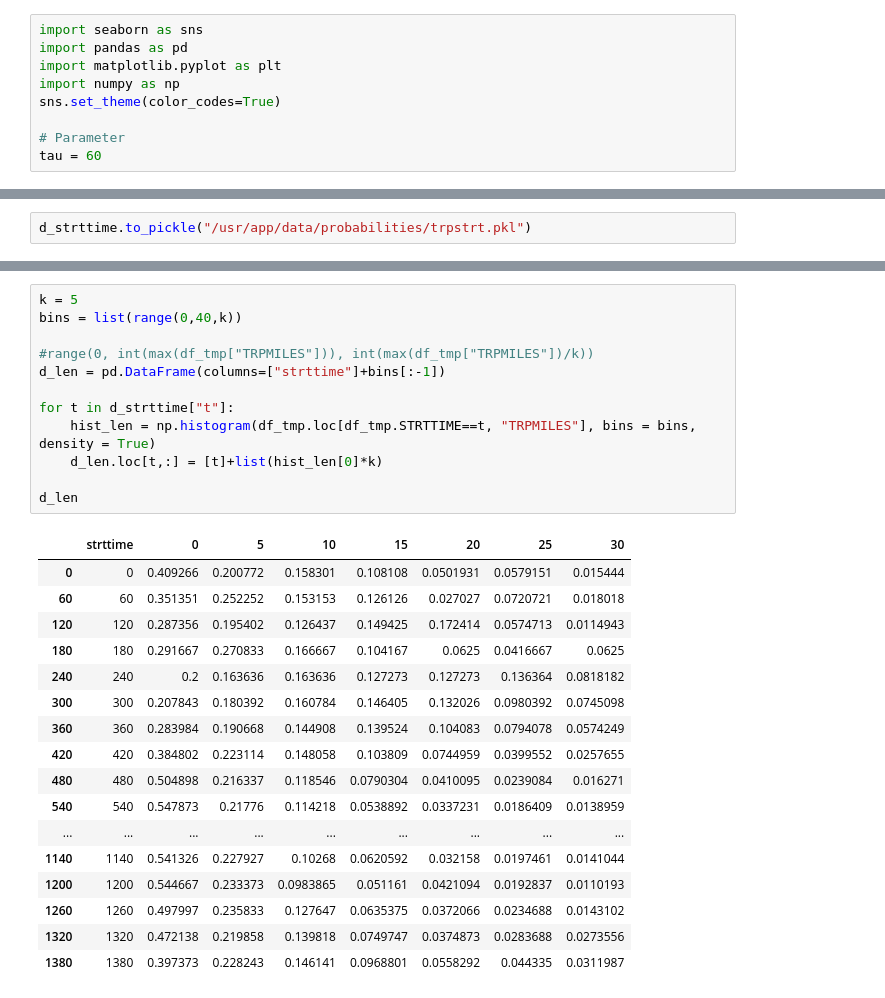
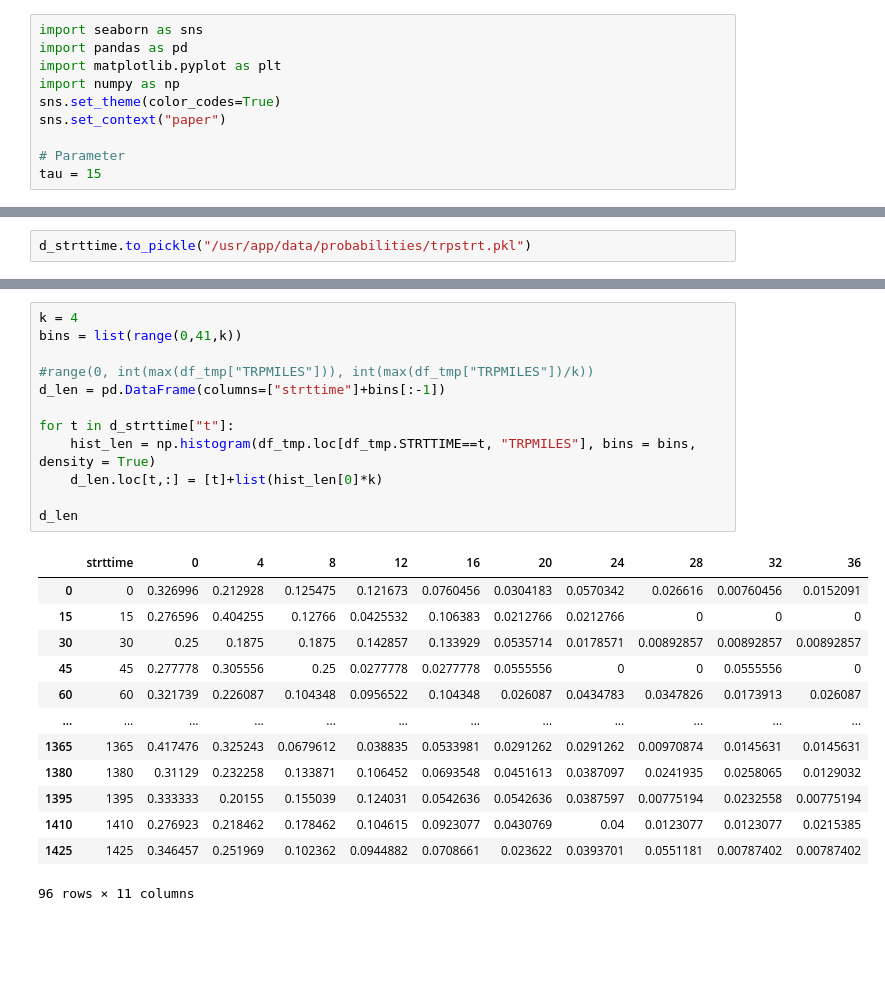
Before and after one commit to thummelt/master-thesis, a Jupyter notebook: code/src/Data_Analysis.ipynb, the cells around one changed output, grey strips where cells are left out. Cells and saved outputs as stored; diff of their text form; blank space fills up the shorter version.

```diff
--- a/code/src/Data_Analysis.ipynb
+++ b/code/src/Data_Analysis.ipynb
@@ -4,9 +4,10 @@ import pandas as pd
 import matplotlib.pyplot as plt
 import numpy as np
 sns.set_theme(color_codes=True)
+sns.set_context("paper")
 
 # Parameter
-tau = 60
+tau = 15
 # %%
 df = pd.read_csv("/usr/app/data/trippub_2.csv")
 df.head()
@@ -97,30 +84,26 @@ Name: TRPMILES, dtype: float64
 # %%
-k = 5
-bins = list(range(0,40,k))
+k = 4
+bins = list(range(0,41,k))
 
 #range(0, int(max(df_tmp["TRPMILES"])), int(max(df_tmp["TRPMILES"])/k))
 d_len = pd.DataFrame(columns=["strttime"]+bins[:-1])
 
 for t in d_strttime["t"]:
     hist_len = np.histogram(df_tmp.loc[df_tmp.STRTTIME==t, "TRPMILES"], bins = bins, density = True)
     d_len.loc[t,:] = [t]+list(hist_len[0]*k)
 
 d_len
 # %% [output]
-|  | strttime | 0 | 5 | 10 | 15 | 20 | 25 | 30 |
-| 0 | 0 | 0.409266 | 0.200772 | 0.158301 | 0.108108 | 0.0501931 | 0.0579151 | 0.015444 |
-| 60 | 60 | 0.351351 | 0.252252 | 0.153153 | 0.126126 | 0.027027 | 0.0720721 | 0.018018 |
-| 120 | 120 | 0.287356 | 0.195402 | 0.126437 | 0.149425 | 0.172414 | 0.0574713 | 0.0114943 |
-| 180 | 180 | 0.291667 | 0.270833 | 0.166667 | 0.104167 | 0.0625 | 0.0416667 | 0.0625 |
-| 240 | 240 | 0.2 | 0.163636 | 0.163636 | 0.127273 | 0.127273 | 0.136364 | 0.0818182 |
-| 300 | 300 | 0.207843 | 0.180392 | 0.160784 | 0.146405 | 0.132026 | 0.0980392 | 0.0745098 |
-| 360 | 360 | 0.283984 | 0.190668 | 0.144908 | 0.139524 | 0.104083 | 0.0794078 | 0.0574249 |
-| 420 | 420 | 0.384802 | 0.223114 | 0.148058 | 0.103809 | 0.0744959 | 0.0399552 | 0.0257655 |
-| 480 | 480 | 0.504898 | 0.216337 | 0.118546 | 0.0790304 | 0.0410095 | 0.0239084 | 0.016271 |
-| 540 | 540 | 0.547873 | 0.21776 | 0.114218 | 0.0538892 | 0.0337231 | 0.0186409 | 0.0138959 |
-| ... | ... | ... | ... | ... | ... | ... | ... | ... |
-| 1140 | 1140 | 0.541326 | 0.227927 | 0.10268 | 0.0620592 | 0.032158 | 0.0197461 | 0.0141044 |
-| 1200 | 1200 | 0.544667 | 0.233373 | 0.0983865 | 0.051161 | 0.0421094 | 0.0192837 | 0.0110193 |
-| 1260 | 1260 | 0.497997 | 0.235833 | 0.127647 | 0.0635375 | 0.0372066 | 0.0234688 | 0.0143102 |
-| 1320 | 1320 | 0.472138 | 0.219858 | 0.139818 | 0.0749747 | 0.0374873 | 0.0283688 | 0.0273556 |
-| 1380 | 1380 | 0.397373 | 0.228243 | 0.146141 | 0.0968801 | 0.0558292 | 0.044335 | 0.0311987 |
+|  | strttime | 0 | 4 | 8 | 12 | 16 | 20 | 24 | 28 | 32 | 36 |
+| 0 | 0 | 0.326996 | 0.212928 | 0.125475 | 0.121673 | 0.0760456 | 0.0304183 | 0.0570342 | 0.026616 | 0.00760456 | 0.0152091 |
+| 15 | 15 | 0.276596 | 0.404255 | 0.12766 | 0.0425532 | 0.106383 | 0.0212766 | 0.0212766 | 0 | 0 | 0 |
+| 30 | 30 | 0.25 | 0.1875 | 0.1875 | 0.142857 | 0.133929 | 0.0535714 | 0.0178571 | 0.00892857 | 0.00892857 | 0.00892857 |
+| 45 | 45 | 0.277778 | 0.305556 | 0.25 | 0.0277778 | 0.0277778 | 0.0555556 | 0 | 0 | 0.0555556 | 0 |
+| 60 | 60 | 0.321739 | 0.226087 | 0.104348 | 0.0956522 | 0.104348 | 0.026087 | 0.0434783 | 0.0347826 | 0.0173913 | 0.026087 |
+| ... | ... | ... | ... | ... | ... | ... | ... | ... | ... | ... | ... |
+| 1365 | 1365 | 0.417476 | 0.325243 | 0.0679612 | 0.038835 | 0.0533981 | 0.0291262 | 0.0291262 | 0.00970874 | 0.0145631 | 0.0145631 |
+| 1380 | 1380 | 0.31129 | 0.232258 | 0.133871 | 0.106452 | 0.0693548 | 0.0451613 | 0.0387097 | 0.0241935 | 0.0258065 | 0.0129032 |
+| 1395 | 1395 | 0.333333 | 0.20155 | 0.155039 | 0.124031 | 0.0542636 | 0.0542636 | 0.0387597 | 0.00775194 | 0.0232558 | 0.00775194 |
+| 1410 | 1410 | 0.276923 | 0.218462 | 0.178462 | 0.104615 | 0.0923077 | 0.0430769 | 0.04 | 0.0123077 | 0.0123077 | 0.0215385 |
+| 1425 | 1425 | 0.346457 | 0.251969 | 0.102362 | 0.0944882 | 0.0708661 | 0.023622 | 0.0393701 | 0.0551181 | 0.00787402 | 0.00787402 |
+96 rows × 11 columns
```
Also changed, not shown: parts of 10 cells of this notebook, 2 other files.
